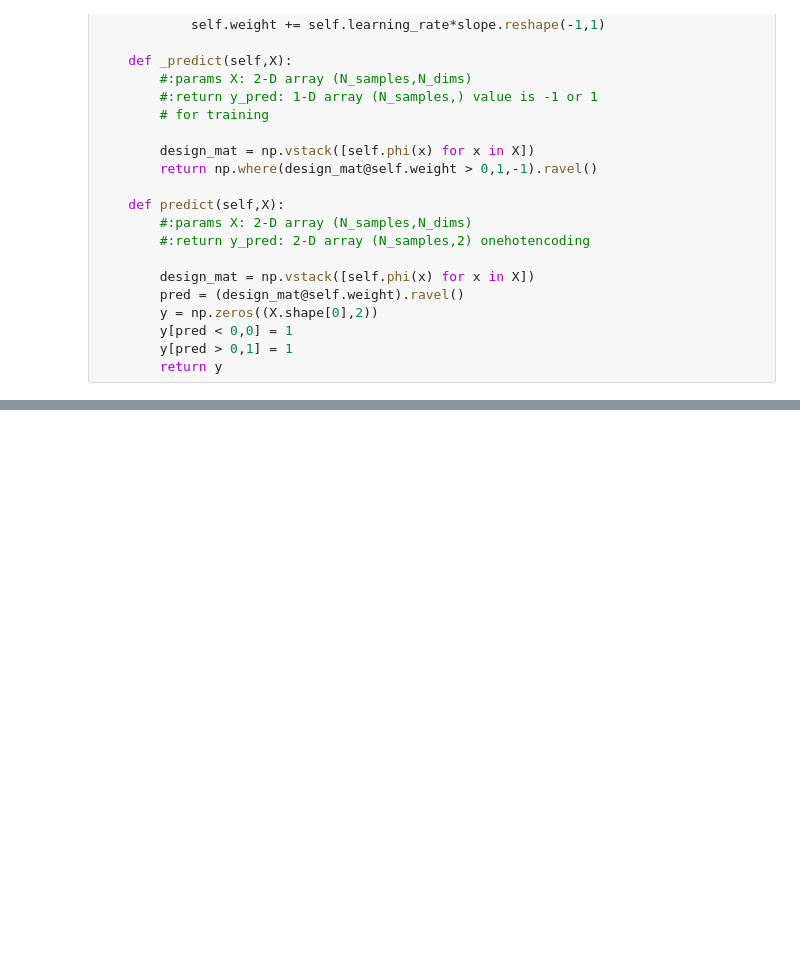
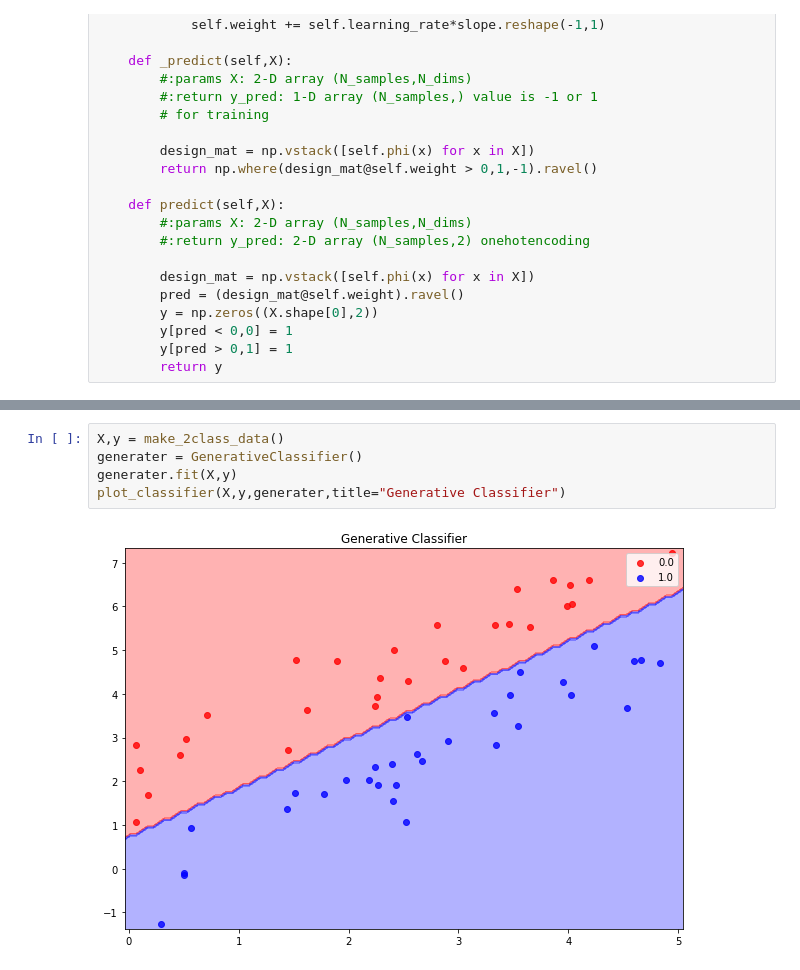
Before and after one commit to negRhlk/PRML, a Jupyter notebook: chapter4_linear_classifier.ipynb, the cells around one changed output, grey strips where cells are left out. Drawn from its saved outputs; the diff is of its cells as text; blank space fills up the shorter version.

```diff
--- a/chapter4_linear_classifier.ipynb
+++ b/chapter4_linear_classifier.ipynb
@@ -310,0 +383,7 @@ plot_classifier(X,y,pn,title="Perceptron")
+# %%
+X,y = make_2class_data()
+generater = GenerativeClassifier()
+generater.fit(X,y)
+plot_classifier(X,y,generater,title="Generative Classifier")
+# %% [output]
+[figure, added]
```
Also changed, not shown: parts of 12 cells of this notebook.
